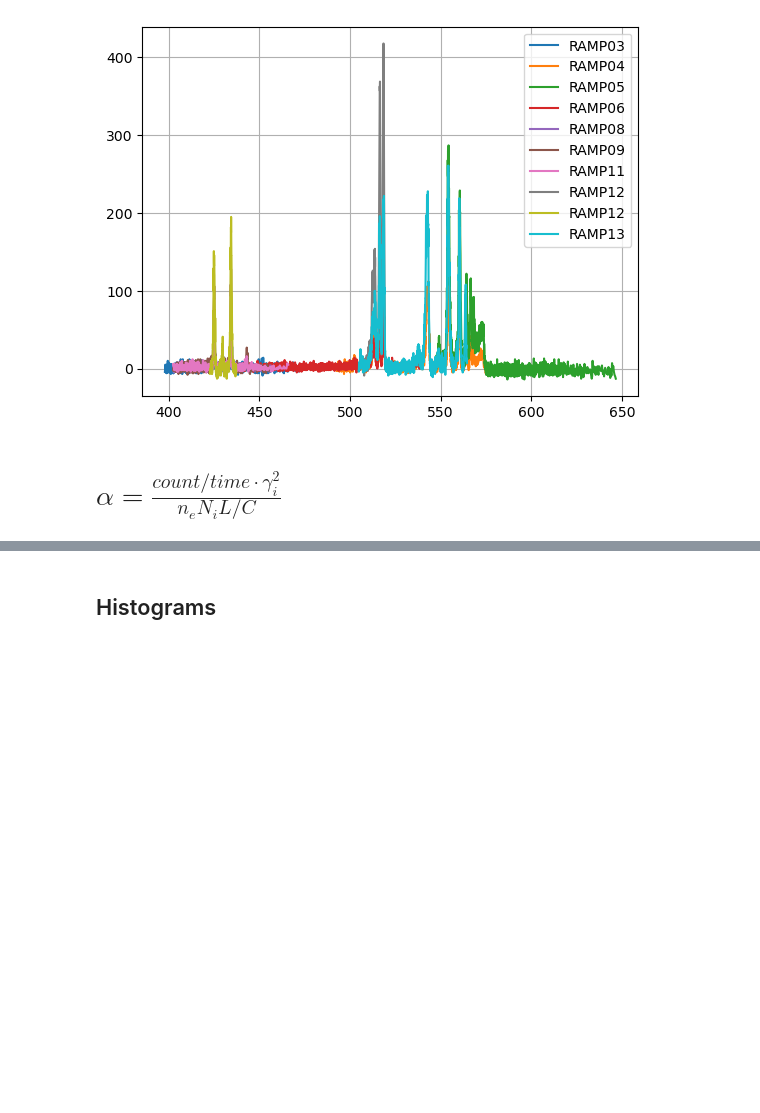
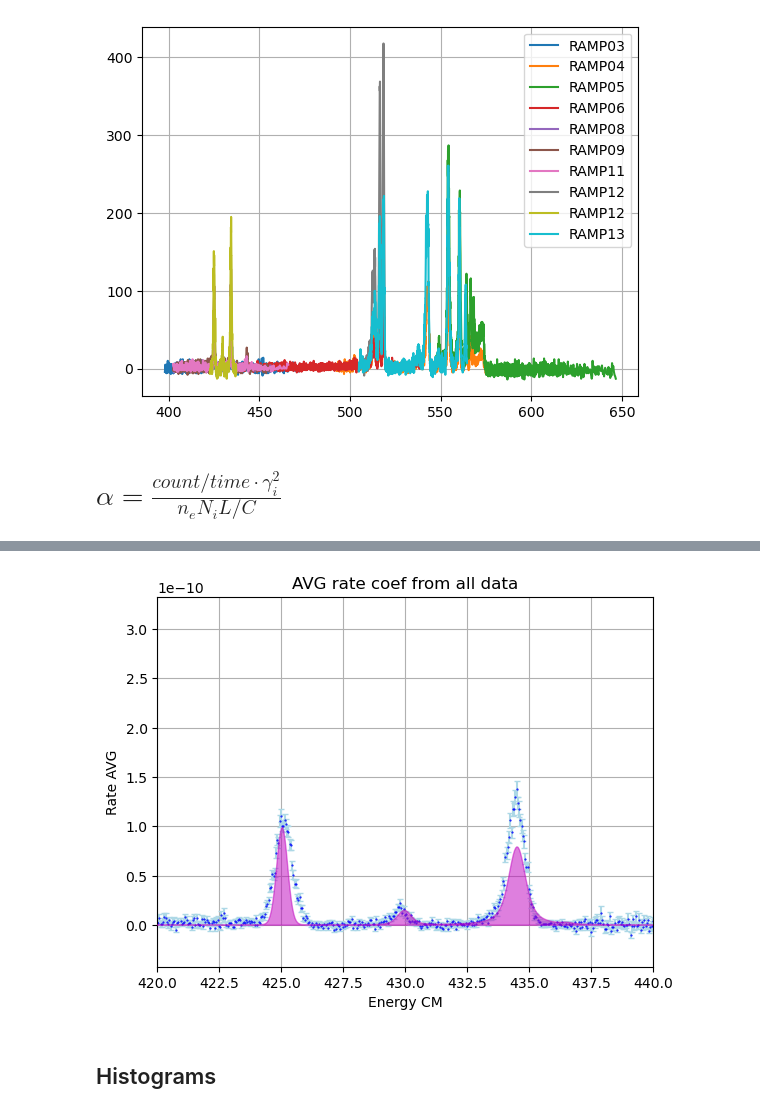
Before and after one commit to wwwerka/dr_oxygen_analysis, a Jupyter notebook: dr_oxygen_analysis.ipynb, the cells around one changed output, grey strips where cells are left out. Cells and saved outputs as stored; diff of their text form; code cells hidden in the pictures; blank space fills up the shorter version.

Commit message:
added the averaging of rate coef for all datafiles

```diff
--- a/dr_oxygen_analysis.ipynb
+++ b/dr_oxygen_analysis.ipynb
@@ -550,3 +550,75 @@ plt.grid()
+# %%
+data_sets = [data03, data04, data05, data06, data08, data09, data11, data12, data22, data13]
+# data_sets = [data08, data09, data11]
+
+# Initialize a list to store all combined data
+rate_all=[]
+energy_all=[]
+drate_all=[]
+
+
+# Iterate over each dataset and collect the data
+for dataset in data_sets:
+    # Assuming each dataset has a method called `get_raw_data()` that returns the data as an array
+    rate = dataset.rate_coef()
+    drate = dataset.error_rate_coef()
+    energy = dataset.calibration_NEW2()
+
+    rate_all.append(rate)
+    drate_all.append(drate)
+    energy_all.append(energy)
+
+
+# Flatten the lists of arrays into single 1D arrays
+rate_all = np.concatenate(rate_all)
+drate_all = np.concatenate(drate_all)
+energies_all = np.concatenate(energy_all)
+
+bins=np.arange(np.min(energies_all), np.max(energies_all), 0.05)
+
+#[j][k]
+rate_binned = [[] for _ in range(len(bins)-1)]
+drate_binned = [[] for _ in range(len(bins)-1)]
+k=0
+for i in range(len(energies_all)):
+    for j in range(len(bins)-1):
+
+
+        if bins[j] < energies_all[i] <= bins[j + 1]:
+            rate_binned[j].append(rate_all[i])
+            drate_binned[j].append(drate_all[i])
+
+rate_avg=[]
+drate_avg=[]
+
+
+for bin_rates, bin_drates in zip(rate_binned, drate_binned):
+    if bin_rates:  # Check if the bin is not empty
+        weights = [1/d**2 for d in bin_drates]
+        rate_avg.append(
+            sum(r*w for r, w in zip(bin_rates, weights)) / sum(weights) #ERROR dividing by zero
+        )
+        drate_avg.append(
+            np.sqrt(1/sum(weights))
+        )
+    else:
+        rate_avg.append(np.nan)
+        drate_avg.append(np.nan)
+
+
+energy_new=bins[:-1]
+fig = plt.figure()
+plt.errorbar(energy_new, rate_avg, drate_avg, linestyle='none', marker='.', markersize = 1, color='blue', ecolor='lightblue', capsize=2)
+plt.fill_between(theory_n20[:, 0], theory_n20[:, 1],color= "m", label="FAC n=20", zorder=3, alpha=0.5)
+plt.title('AVG rate coef from all data')
+plt.xlabel('Energy CM')
+plt.ylabel('Rate AVG')
+plt.grid(True)
+plt.xlim(420,440)
+plt.show()
+# plt.savefig("mbrc_low.pdf")
+# %% [output]
+[figure, added]
 # %% [markdown]
 ## Histograms
 # %% [markdown]
```
Also changed, not shown: parts of 1 cell of this notebook.
